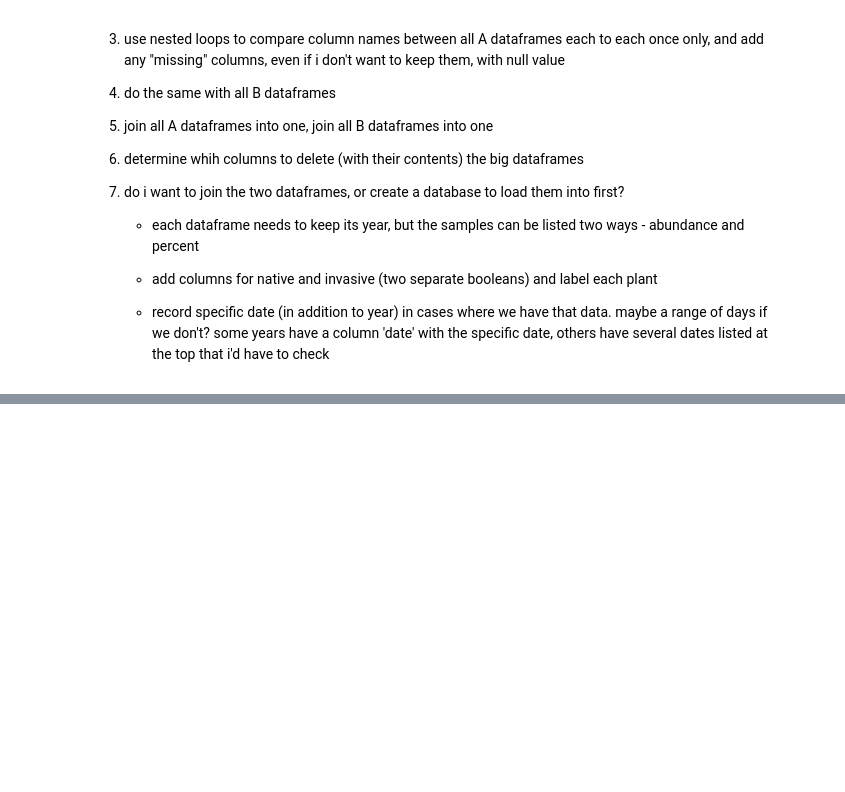
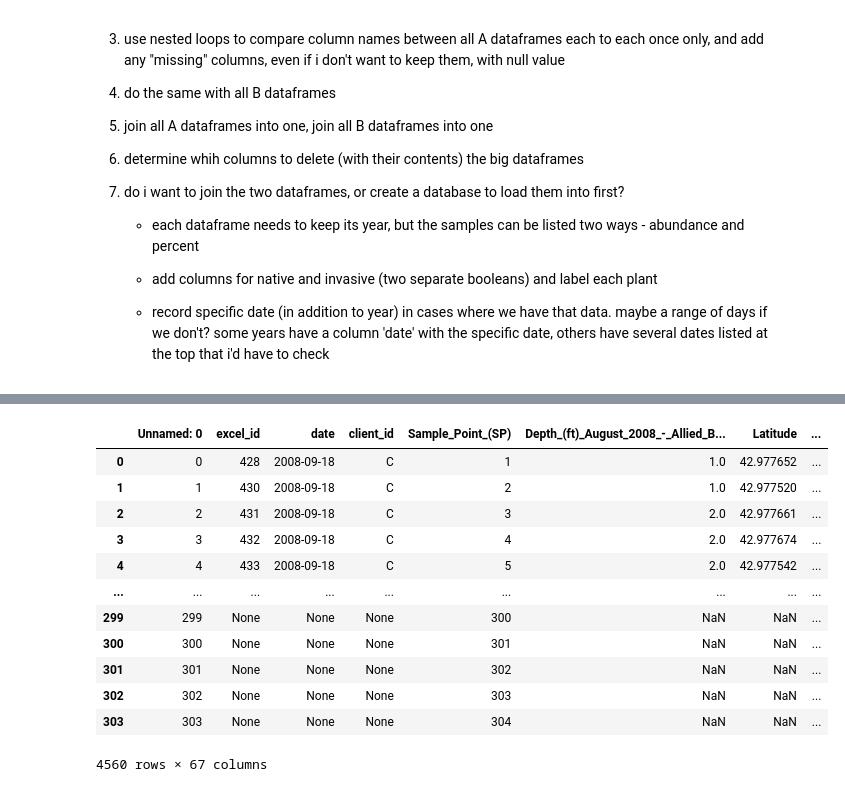
Before and after one commit to kgilbert78/rake-toss-data-cleaning, a Jupyter notebook: combining_tables.ipynb, the cells around one changed output, grey strips where cells are left out. Drawn from its saved outputs; the diff is of its cells as text; code cells hidden in the pictures; blank space fills up the shorter version.

Commit message:
got it all into 2 dfs but still have unnecessary columns

```diff
--- a/combining_tables.ipynb
+++ b/combining_tables.ipynb
@@ -81,0 +223,3 @@ col_name_df.to_csv('output/ALL_COLUMN_NAMES.csv')
+# %%
+for year in table_a_years:
+  print(f'all_a_dfs[{year}], ')
@@ -81,0 +357,10 @@ col_name_df.to_csv('output/ALL_COLUMN_NAMES.csv')
+# %%
+# create table b dataframes
+table_b_years = [2008, 2009, 2010, 2011, 2012, 2013, 2014, 2015, 2016, 2017, 2018, 2019, 2020, 2021, 2022]
+all_b_dfs = {}
+
+for year in table_b_years:
+    df = pd.read_csv(f'output/table_B_{year}.csv')
+    df['Year'] = year
+    all_b_dfs[year] = df
+all_b_dfs[2008].head()
@@ -81,0 +375,10 @@ col_name_df.to_csv('output/ALL_COLUMN_NAMES.csv')
+# %%
+for i, year in enumerate(table_b_years):
+  year + i
+  b_list = list(all_b_dfs[year].columns)
+  for col_name in b_list:
+    years_to_search = [yr for yr in table_b_years if yr != year]
+    for search_year in years_to_search:
+      if col_name not in list(all_b_dfs[search_year].columns):
+        print(i, year, f'{col_name} not in {search_year}')
+        all_b_dfs[search_year][col_name] = None
@@ -81,0 +422,32 @@ col_name_df.to_csv('output/ALL_COLUMN_NAMES.csv')
+# %%
+table_b_df = pd.concat([all_b_dfs[2008], all_b_dfs[2009],
+  all_b_dfs[2010],
+  all_b_dfs[2011],
+  all_b_dfs[2012],
+  all_b_dfs[2013],
+  all_b_dfs[2014],
+  all_b_dfs[2015],
+  all_b_dfs[2016],
+  all_b_dfs[2017],
+  all_b_dfs[2018],
+  all_b_dfs[2019],
+  all_b_dfs[2020],
+  all_b_dfs[2021],
+  all_b_dfs[2022]
+])
+# %%
+table_b_df
+# %% [output]
+|  | Unnamed: 0 | excel_id | date | client_id | Sample_Point_(SP) | Depth_(ft)_August_2008_-_Allied_B... | Latitude | ... |
+| 0 | 0 | 428 | 2008-09-18 | C | 1 | 1.0 | 42.977652 | ... |
+| 1 | 1 | 430 | 2008-09-18 | C | 2 | 1.0 | 42.977520 | ... |
+| 2 | 2 | 431 | 2008-09-18 | C | 3 | 2.0 | 42.977661 | ... |
+| 3 | 3 | 432 | 2008-09-18 | C | 4 | 2.0 | 42.977674 | ... |
+| 4 | 4 | 433 | 2008-09-18 | C | 5 | 2.0 | 42.977542 | ... |
+| ... | ... | ... | ... | ... | ... | ... | ... | ... |
+| 299 | 299 | None | None | None | 300 | NaN | NaN | ... |
+| 300 | 300 | None | None | None | 301 | NaN | NaN | ... |
+| 301 | 301 | None | None | None | 302 | NaN | NaN | ... |
+| 302 | 302 | None | None | None | 303 | NaN | NaN | ... |
+| 303 | 303 | None | None | None | 304 | NaN | NaN | ... |
+4560 rows × 67 columns
```
Also changed, not shown: parts of 23 cells of this notebook.
